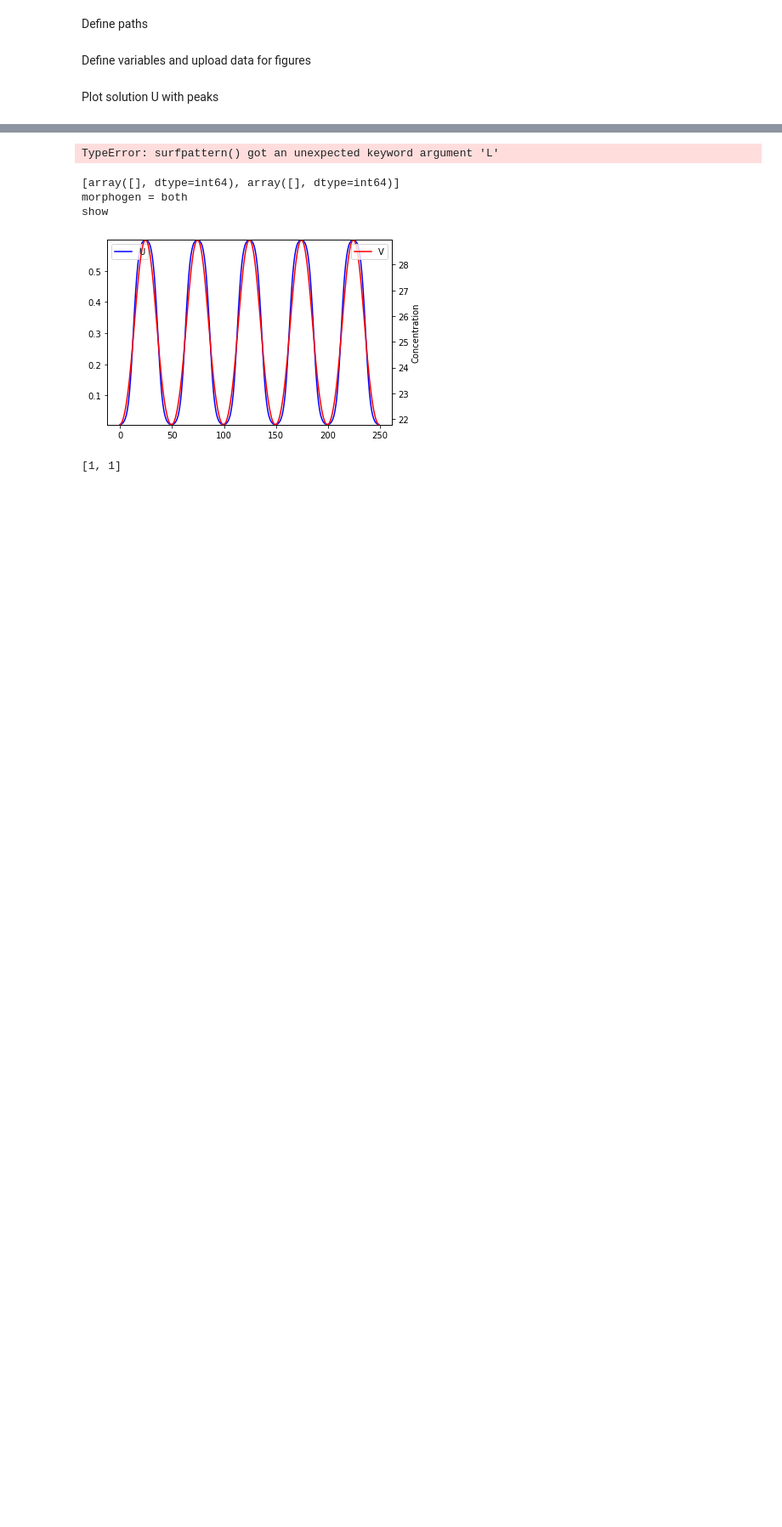
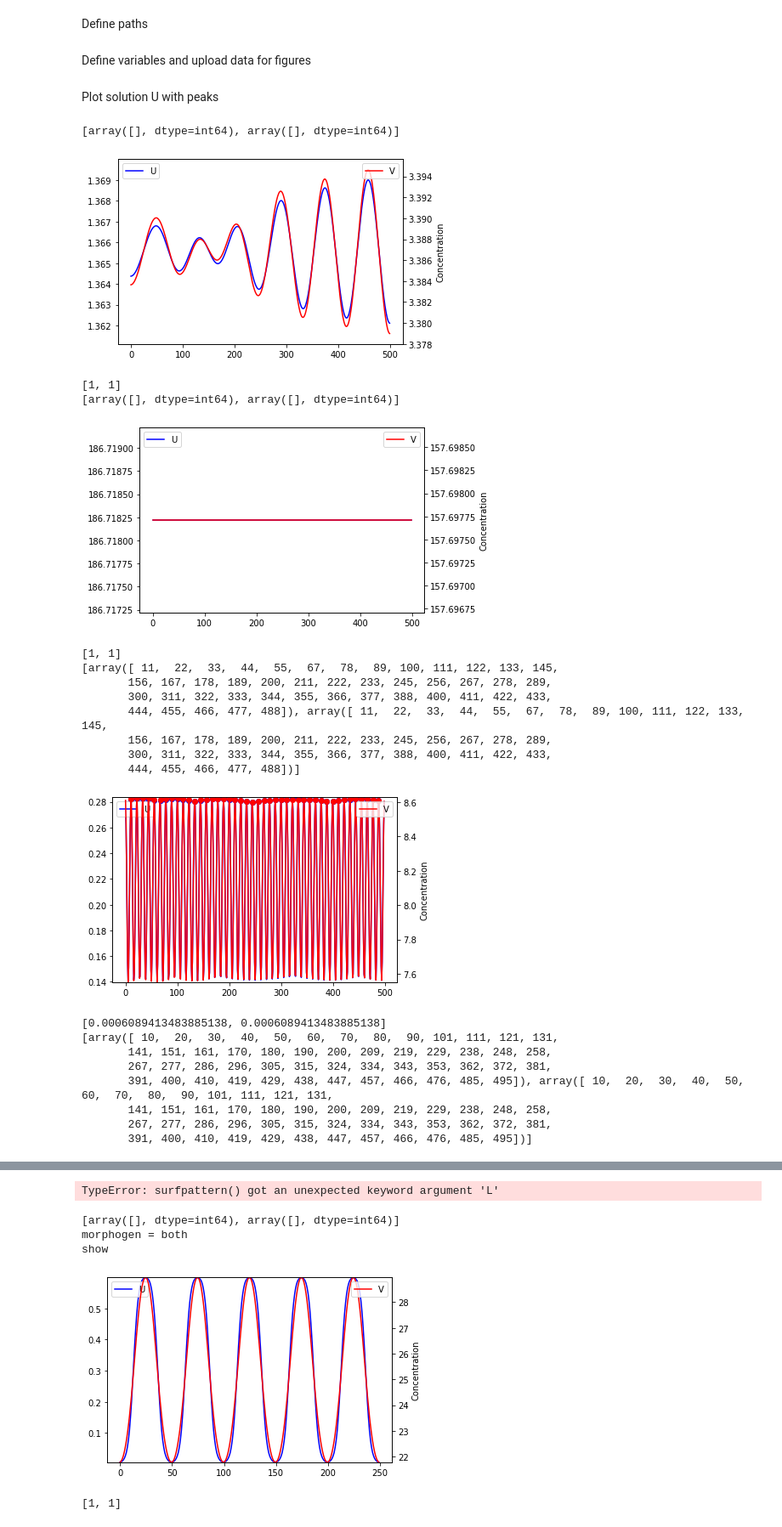
Before and after one commit to martinaoliver/modelling, a Jupyter notebook: growth/src/patternAnalysis/checkPeakPositionConvergence.ipynb, the cells around one changed output, grey strips where cells are left out. Shown at 85% size. Drawn from its saved outputs; the diff is of its cells as text; code cells hidden in the pictures; blank space fills up the shorter version.

Commit message:
std for peaks

```diff
--- a/growth/src/patternAnalysis/checkPeakPositionConvergence.ipynb
+++ b/growth/src/patternAnalysis/checkPeakPositionConvergence.ipynb
@@ -36,12 +36,12 @@ circuit_n='turinghill'
 variant= 0
 n_species=2
 mechanism='nogrowth'
-# parID=41018#[41018,30997]
-# parID=41018#[41018,30997]
-L=50; x_gridpoints=5; J=L*x_gridpoints;I=J
-T=500; t_gridpoints = 25; N=T*t_gridpoints #Number of timepoints
+
+L=500; dx =1; J = int(L/dx)
+T =3000; dt = 0.2; N = int(T/dt)
+boundaryCoeff=2;rate=0.1
 # filename='%s_variant%s_%s_ID%r_L%r_J%r_T%r_N%r'%(circuit_n,variant,mechanism,parID,L,J,T,N)
-filename = lambda parID: '%s_variant%s_%s_ID%r_L%r_J%r_T%r_N%r'%(circuit_n,variant,mechanism,parID,L,J,T,N)
-# U = pickle.load( open(modelingpath + '/growth/out/numerical/%s/%s/data/2Dfinal_%s.pkl'%(circuit_n,mechanism,filename), 'rb'))
+filename= lambda mechanism, parID: 'circuit%s_variant%s_bc%s_%s_rate%s_ID%s_L%s_J%s_T%s_N%s'%(circuit_n,variant,boundaryCoeff, mechanism,rate,parID,L,J,T,N)
+parID_list = pickle.load(open( modellingpath + '/growth/out/numerical/%s/%s/simulation/parID_list_%s.pkl'%(circuit_n,mechanism,filename(mechanism,'x')), "rb" ) )
 # %% [markdown]
 Plot solution U with peaks
@@ -51,27 +85,59 @@ def countPeaks(U, showplot1D=True):
     peaks[0], _ = find_peaks(U[0], prominence=0.1)
     peaks[1], _ = find_peaks(U[1], prominence=0.1)
     print(peaks)
-    plot1D(U,peaks=peaks)
+    plot1D(U,plotPeaks=True, peaks=peaks)
 
     return peaks
 # %%
 
 
 
-def varPeakDist(U, showplot1D=True,printVar=True):
+def stdPeakDist(U, showplot1D=True,printStd=True):
     peaks = countPeaks(U, showplot1D=showplot1D)
     #calculate distance between peaks
     peak0 = peaks[0]
     #calculate distance between peaks in peak0
-    var=[0,0]
+    std=[0,0]
     for count,peak in enumerate(peaks):
         if len(peak)>1:
-            peak_dist = [np.linalg.norm(peak[i]-peak[i+1]) for i in range(len(peak)-1)]
-            peak_dist = peak_dist/np.sum(peak_dist)
-            var[count] = np.var(peak_dist)
+            peak_dist = [(peak[i+1] - peak[i]) for i in range(len(peak)-1)]
+            # print(peak_dist)
+            # peak_dist = [np.linalg.norm(peak[i]-peak[i+1]) for i in range(len(peak)-1)]
+            normalised_peak_dist = peak_dist/np.sum(peak_dist)
+            # print(normalised_peak_dist)
+            std[count] = np.std(normalised_peak_dist)
+
         else:
-            var[count] = 1
-    if printVar==True:
-        print(var)
+            std[count] = 1
+    if printStd==True:
+        print(std)
 
-    return var
+    return std
+# %%
+for parID in parID_list:
+    U_final = pickle.load( open(modellingpath + '/growth/out/numerical/%s/%s/simulation/2Dfinal_%s.pkl'%(circuit_n,mechanism,filename(mechanism,parID)), 'rb'))
+    # countPeaks(U_final)
+    stdPeakDist(U_final)
+# %% [output]
+[array([], dtype=int64), array([], dtype=int64)]
+[figure, added]
+[1, 1]
+[array([], dtype=int64), array([], dtype=int64)]
+[figure, added]
+[1, 1]
+[array([ 11,  22,  33,  44,  55,  67,  78,  89, 100, 111, 122, 133, 145,
+       156, 167, 178, 189, 200, 211, 222, 233, 245, 256, 267, 278, 289,
+       300, 311, 322, 333, 344, 355, 366, 377, 388, 400, 411, 422, 433,
+       444, 455, 466, 477, 488]), array([ 11,  22,  33,  44,  55,  67,  78,  89, 100, 111, 122, 133, 145,
+       156, 167, 178, 189, 200, 211, 222, 233, 245, 256, 267, 278, 289,
+       300, 311, 322, 333, 344, 355, 366, 377, 388, 400, 411, 422, 433,
+       444, 455, 466, 477, 488])]
+[figure, added]
+[0.0006089413483885138, 0.0006089413483885138]
+[array([ 10,  20,  30,  40,  50,  60,  70,  80,  90, 101, 111, 121, 131,
+       141, 151, 161, 170, 180, 190, 200, 209, 219, 229, 238, 248, 258,
+       267, 277, 286, 296, 305, 315, 324, 334, 343, 353, 362, 372, 381,
+       391, 400, 410, 419, 429, 438, 447, 457, 466, 476, 485, 495]), array([ 10,  20,  30,  40,  50,  60,  70,  80,  90, 101, 111, 121, 131,
+       141, 151, 161, 170, 180, 190, 200, 209, 219, 229, 238, 248, 258,
+       267, 277, 286, 296, 305, 315, 324, 334, 343, 353, 362, 372, 381,
+       391, 400, 410, 419, 429, 438, 447, 457, 466, 476, 485, 495])]
```
Also changed, not shown: parts of 3 cells of this notebook, 2 other files.
